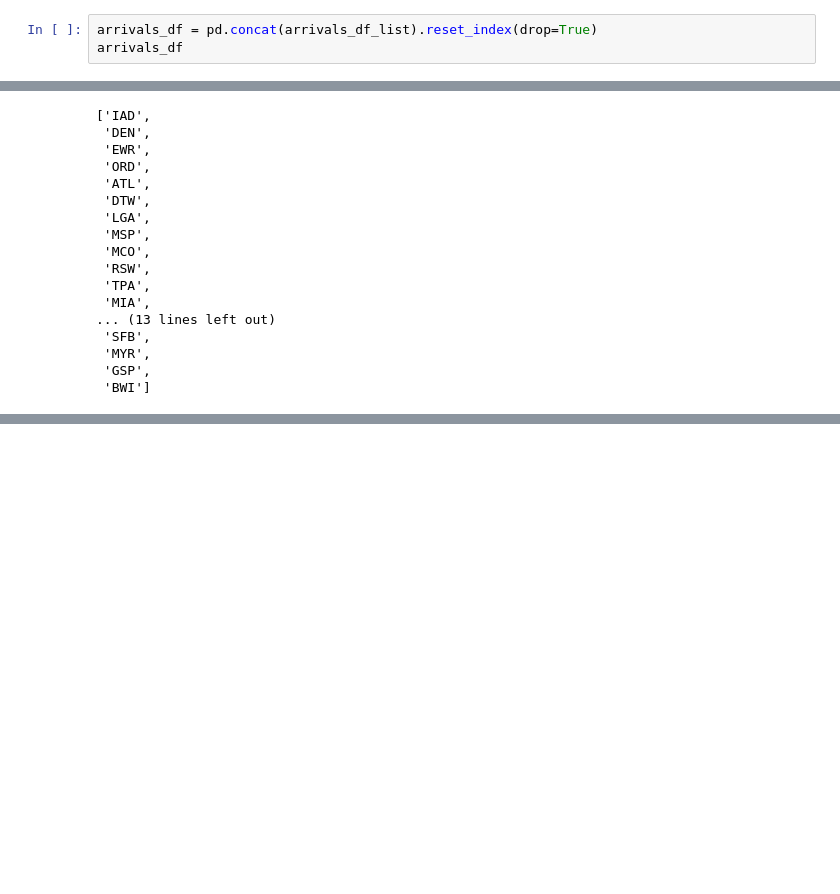
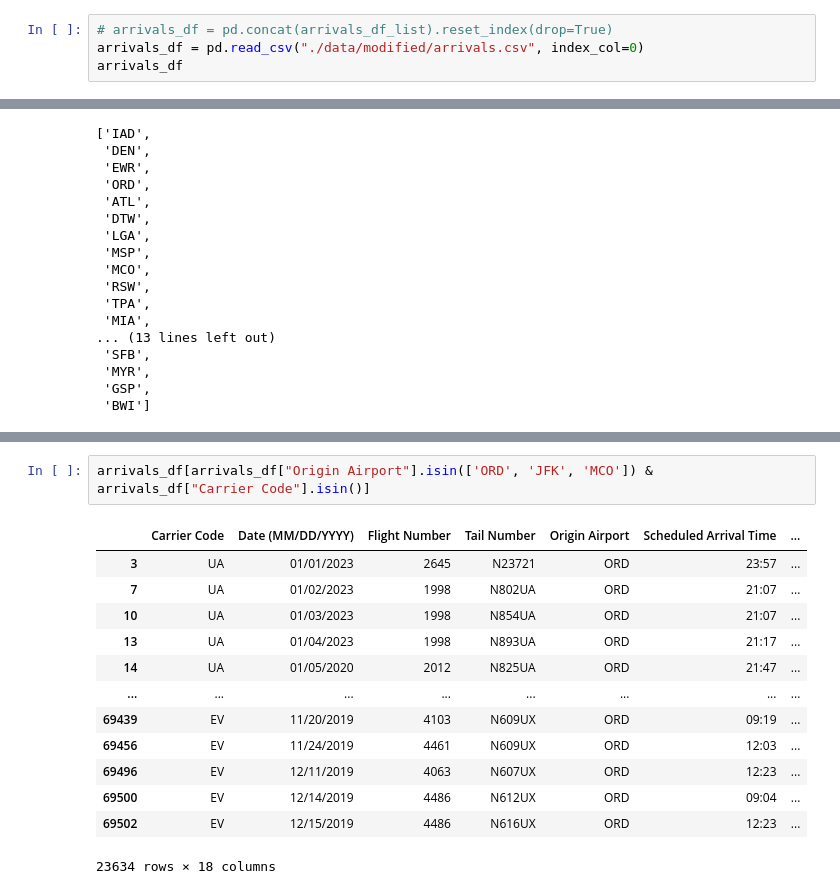
Before and after one commit to saikeerthan-14/flight-delay-prediction, a Jupyter notebook: flights.ipynb, the cells around one changed output, grey strips where cells are left out. Saved outputs shown, nothing was run; the diff lists cells and outputs as text; blank space fills up the shorter version.

Commit message:
filtered datasets for ORD, JFK, MCO airports

```diff
--- a/flights.ipynb
+++ b/flights.ipynb
@@ -194,7 +139,8 @@ temp_df
 | 454 | EV | 12/30/2019 | 3205 | N14902 | EWR | 18:18 | ... |
 455 rows × 18 columns
 # %%
-arrivals_df = pd.concat(arrivals_df_list).reset_index(drop=True)
+# arrivals_df = pd.concat(arrivals_df_list).reset_index(drop=True)
+arrivals_df = pd.read_csv("./data/modified/arrivals.csv", index_col=0)
 arrivals_df
 # %% [output]
 |  | Carrier Code | Date (MM/DD/YYYY) | Flight Number | Tail Number | Origin Airport | Scheduled Arrival Time | ... |
@@ -268,0 +280,16 @@ origin_airports_list
+# %%
+arrivals_df[arrivals_df["Origin Airport"].isin(['ORD', 'JFK', 'MCO']) & arrivals_df["Carrier Code"].isin()]
+# %% [output]
+|  | Carrier Code | Date (MM/DD/YYYY) | Flight Number | Tail Number | Origin Airport | Scheduled Arrival Time | ... |
+| 3 | UA | 01/01/2023 | 2645 | N23721 | ORD | 23:57 | ... |
+| 7 | UA | 01/02/2023 | 1998 | N802UA | ORD | 21:07 | ... |
+| 10 | UA | 01/03/2023 | 1998 | N854UA | ORD | 21:07 | ... |
+| 13 | UA | 01/04/2023 | 1998 | N893UA | ORD | 21:17 | ... |
+| 14 | UA | 01/05/2020 | 2012 | N825UA | ORD | 21:47 | ... |
+| ... | ... | ... | ... | ... | ... | ... | ... |
+| 69439 | EV | 11/20/2019 | 4103 | N609UX | ORD | 09:19 | ... |
+| 69456 | EV | 11/24/2019 | 4461 | N609UX | ORD | 12:03 | ... |
+| 69496 | EV | 12/11/2019 | 4063 | N607UX | ORD | 12:23 | ... |
+| 69500 | EV | 12/14/2019 | 4486 | N612UX | ORD | 09:04 | ... |
+| 69502 | EV | 12/15/2019 | 4486 | N616UX | ORD | 12:23 | ... |
+23634 rows × 18 columns
```
Also changed, not shown: parts of 15 cells of this notebook, 5 other files.
